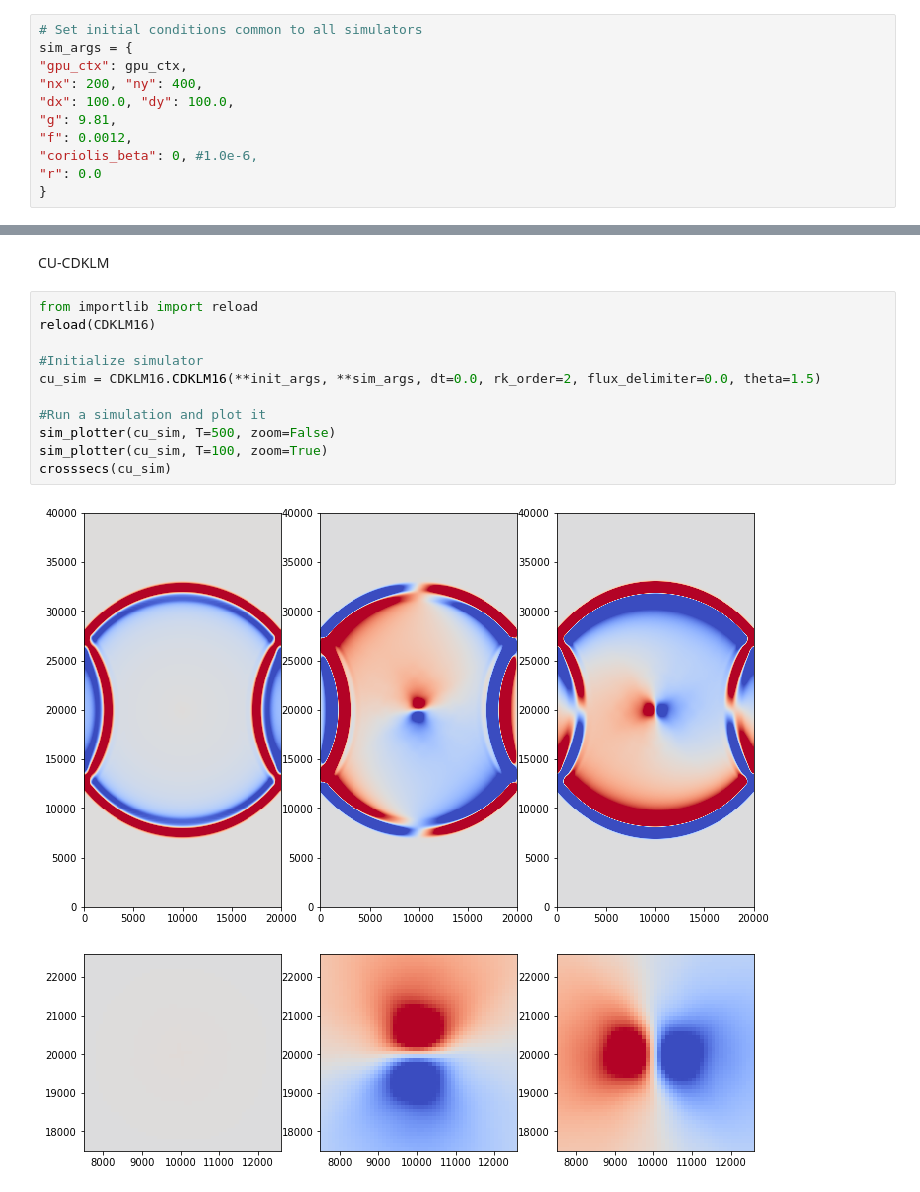
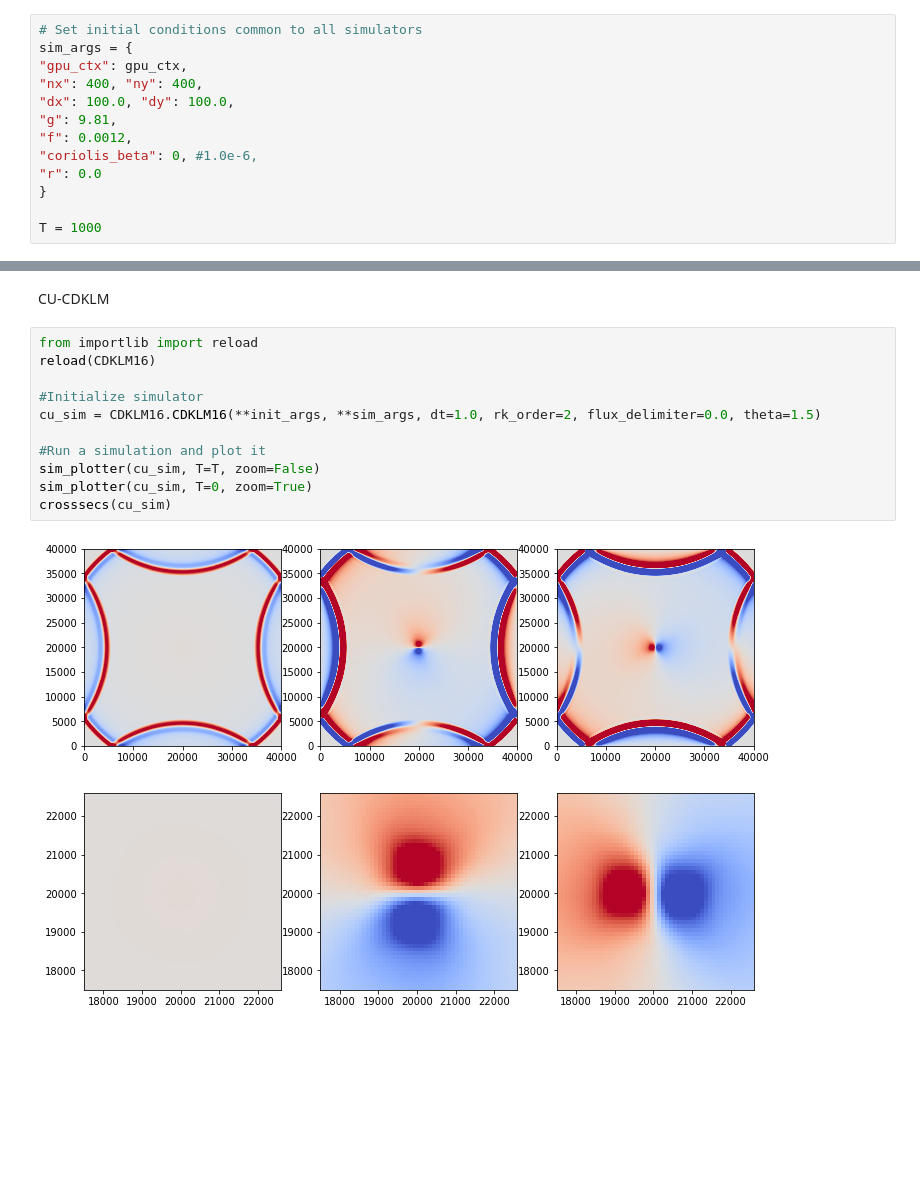
Before and after one commit to sintefmath/havvarsel-flux-investigations, a Jupyter notebook: RossbyAdjustment.ipynb, the cells around one changed output, grey strips where cells are left out. Drawn from its saved outputs; the diff is of its cells as text; blank space fills up the shorter version.

```diff
--- a/RossbyAdjustment.ipynb
+++ b/RossbyAdjustment.ipynb
@@ -102,13 +102,15 @@ Shared sim args
 # Set initial conditions common to all simulators
 sim_args = {
 "gpu_ctx": gpu_ctx,
-"nx": 200, "ny": 400,
+"nx": 400, "ny": 400,
 "dx": 100.0, "dy": 100.0,
 "g": 9.81,
 "f": 0.0012,
 "coriolis_beta": 0, #1.0e-6,
 "r": 0.0
 }
+
+T = 1000
 # %% [markdown]
 Shared init cond
 # %%
@@ -183,14 +185,14 @@ CU-CDKLM
 # %%
 from importlib import reload
 reload(CDKLM16)
 
 #Initialize simulator
-cu_sim = CDKLM16.CDKLM16(**init_args, **sim_args, dt=0.0, rk_order=2, flux_delimiter=0.0, theta=1.5)
+cu_sim = CDKLM16.CDKLM16(**init_args, **sim_args, dt=1.0, rk_order=2, flux_delimiter=0.0, theta=1.5)
 
 #Run a simulation and plot it
-sim_plotter(cu_sim, T=500, zoom=False)
-sim_plotter(cu_sim, T=100, zoom=True)
+sim_plotter(cu_sim, T=T, zoom=False)
+sim_plotter(cu_sim, T=0, zoom=True)
 crosssecs(cu_sim)
 # %% [output]
-[figure, old version]
+[figure, new version]
 [figure]
```
Also changed, not shown: parts of 18 cells of this notebook, 4 other files.
